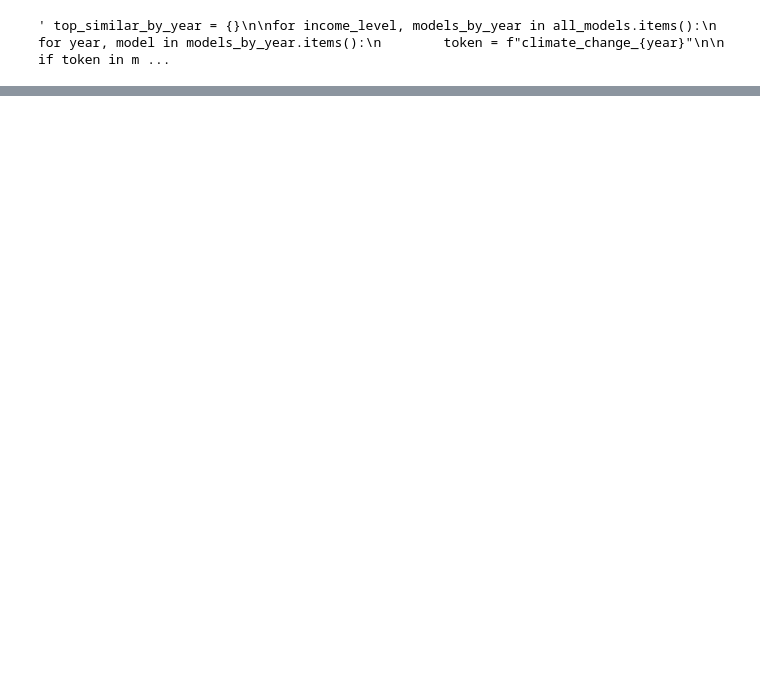
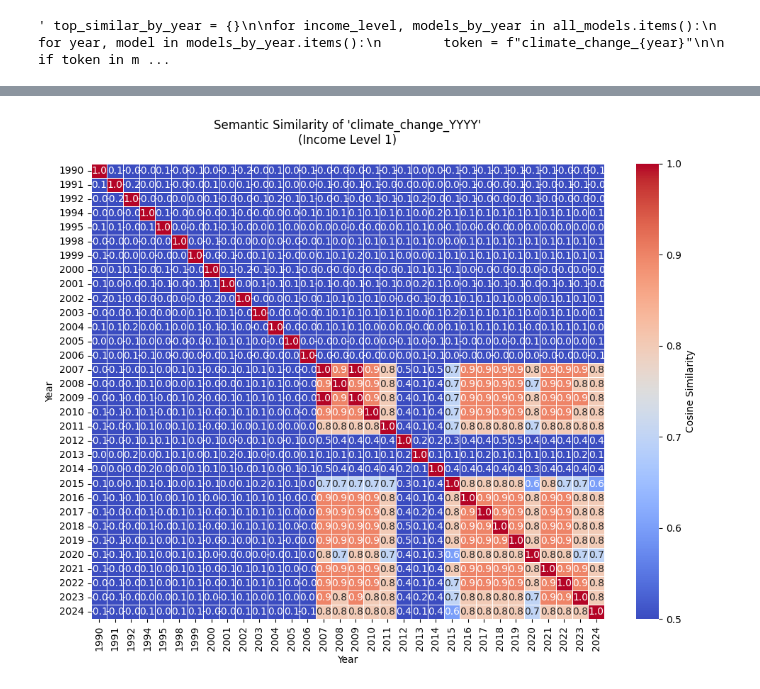
Before and after one commit to AlvaroMillanRuiz/NLP_BDS, a Jupyter notebook: 7. Word Embeddings.ipynb, the cells around one changed output, grey strips where cells are left out. Saved outputs shown, nothing was run; the diff lists cells and outputs as text; code cells hidden in the pictures; blank space fills up the shorter version.

```diff
--- a/7. Word Embeddings.ipynb
+++ b/7. Word Embeddings.ipynb
@@ -274,3 +277,0 @@ df_wo_tokens
-# %%
-df_w_tokens = preprocess_df(df_wo_tokens.copy())
-df_w_tokens
@@ -383,9 +386,8 @@ top_words_df """
 # %% [output]
 ' top_similar_by_year = {}\n\nfor income_level, models_by_year in all_models.items():\n    for year, model in models_by_year.items():\n        token = f"climate_change_{year}"\n\n        if token in m ...
 # %%
-plot_data = []
-
 for income_level, models_by_year in all_models.items():
+    plot_data = []
     print(income_level)
     for year, model in models_by_year.items():
         target_token = f"climate_change_{year}"
@@ -413,14 +415,15 @@ for income_level, models_by_year in all_models.items():
                     'source': 'neighbor',
                     'income_level': income_level
                 })
-#    break
 
     df_plot = pd.DataFrame(plot_data)
 
 
     # Stack vectors into 2D array for t-SNE
     X = np.vstack(df_plot['vector'].values)
-
+    if income_level == 1:
+        print(X)
+        break
     # Run t-SNE
     tsne = TSNE(n_components=2, perplexity=10, metric='cosine', random_state=42)
     X_2d = tsne.fit_transform(X)
@@ -467,7 +470,5 @@ for income_level, models_by_year in all_models.items():
     plt.grid(True)
     plt.tight_layout()
     plt.show()
-
-    break
 # %% [output]
 1
@@ -529,0 +761,43 @@ ValueError: Length of values (102) does not match length of index (408)
+# %%
+import numpy as np
+import seaborn as sns
+import matplotlib.pyplot as plt
+from sklearn.metrics.pairwise import cosine_similarity
+
+# Example for one income level (adjust loop for all levels)
+income_level = 1
+years = sorted(all_aligned_models[income_level].keys())
+n_years = len(years)
+
+# Initialize similarity matrix
+similarity_matrix = np.zeros((n_years, n_years))
+
+# Fill matrix with cosine similarities
+for i, year1 in enumerate(years):
+    vec1 = all_aligned_models[income_level][year1].wv[f"climate_change_{year1}"].reshape(1, -1)
+    for j, year2 in enumerate(years):
+        vec2 = all_aligned_models[income_level][year2].wv[f"climate_change_{year2}"].reshape(1, -1)
+        similarity_matrix[i, j] = np.round(cosine_similarity(vec1, vec2)[0][0], 1)
+
+plt.figure(figsize=(10, 8))
+heatmap = sns.heatmap(
+    similarity_matrix,
+    annot=True,
+    fmt=".1f",  # Show 1 decimal place (CORRECTED: moved out of annot_kws)
+    annot_kws={"size": 10},  # Adjust text size only
+    cmap="coolwarm",
+    vmin=0.5,
+    vmax=1.0,
+    xticklabels=years,
+    yticklabels=years,
+    linewidths=0.5,
+    cbar_kws={"label": "Cosine Similarity"}
+)
+
+plt.title(f"Semantic Similarity of 'climate_change_YYYY'\n(Income Level {income_level})", pad=20)
+plt.xlabel("Year")
+plt.ylabel("Year")
+plt.tight_layout()
+plt.show()
+# %% [output]
+[figure, added]
```
Also changed, not shown: parts of 15 cells of this notebook.
